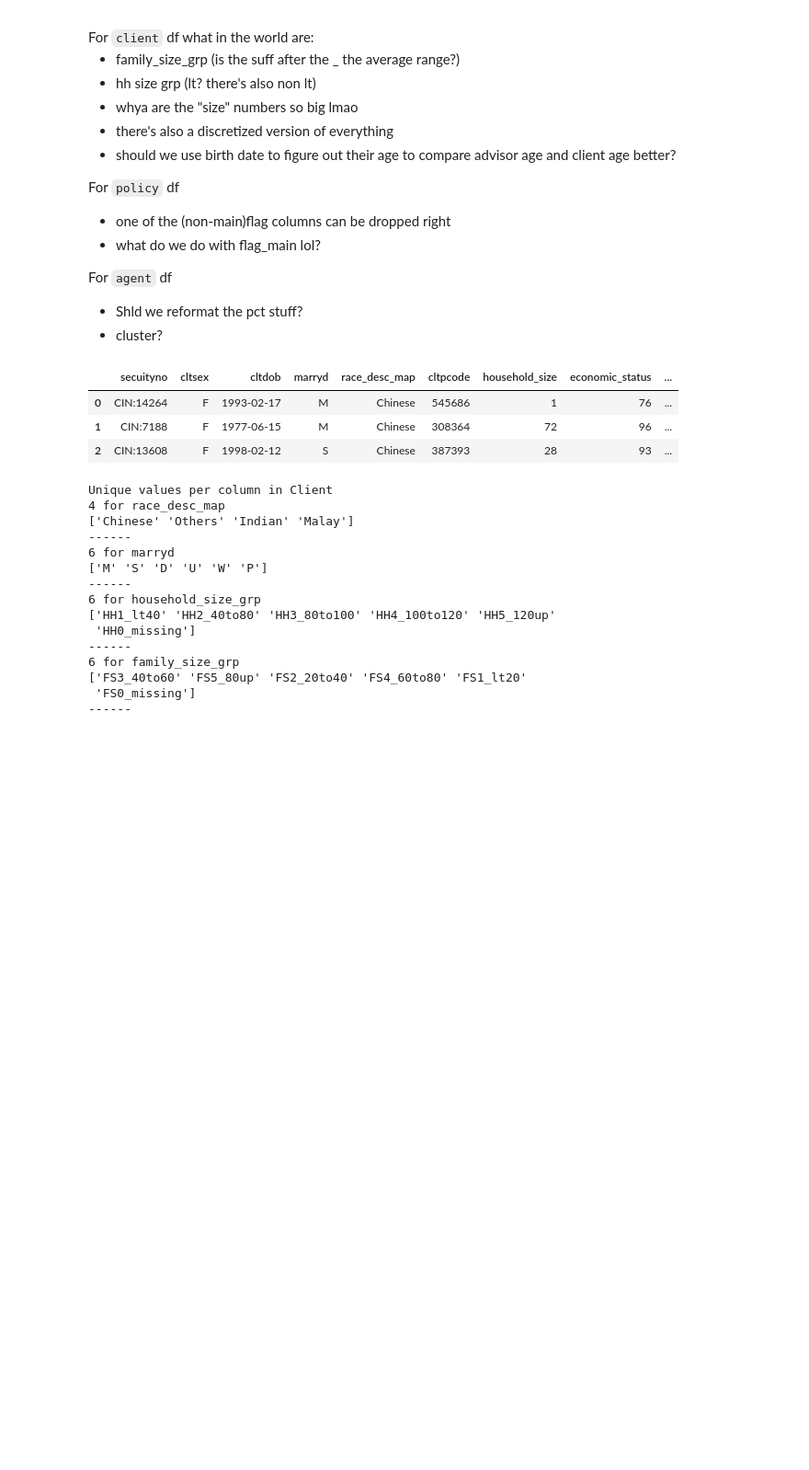
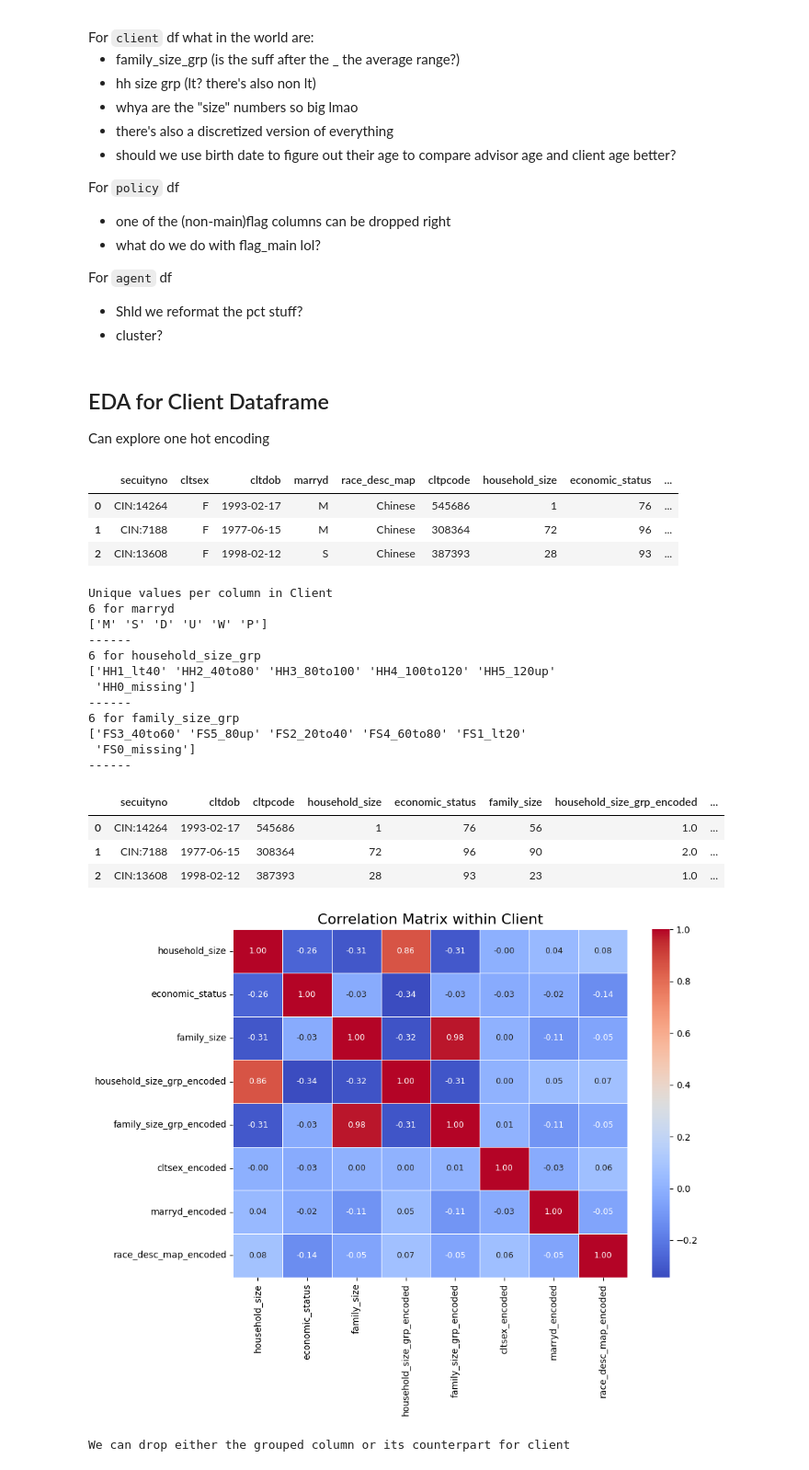
Before and after one commit to pragya77-beep/Datathon-2025, a Jupyter notebook: BigTree copy.ipynb, the cells around one changed output. Shown at 92% size. Drawn from its saved outputs; the diff is of its cells as text; code cells hidden in the pictures; blank space fills up the shorter version.

```diff
--- a/BigTree copy.ipynb
+++ b/BigTree copy.ipynb
@@ -167,6 +166,9 @@ For <code>agent</code> df
 #should pct cancel for agent should be reversed for customers with high cancel?
 #high expiry with high expiry?
 #correlation between age?
+# %% [markdown]
+<h2>EDA for Client Dataframe</h2>
+<p>Can explore one hot encoding</p>
 # %%
 dfs["client"].head(3)
 # %% [output]
@@ -178,15 +180,12 @@ dfs["client"].head(3)
 #Unique values per df
 #Client
 print("Unique values per column in Client")
-for col in ["race_desc_map","marryd","household_size_grp","family_size_grp"]:
+for col in ["marryd","household_size_grp","family_size_grp"]:
     print(len(dfs["client"][col].unique()), f"for {col}")
     print(dfs["client"][col].unique())
     print("-"*6)
 # %% [output]
 Unique values per column in Client
-4 for race_desc_map
-['Chinese' 'Others' 'Indian' 'Malay']
-------
 6 for marryd
 ['M' 'S' 'D' 'U' 'W' 'P']
 ------
@@ -198,3 +197,52 @@ Unique values per column in Client
 ['FS3_40to60' 'FS5_80up' 'FS2_20to40' 'FS4_60to80' 'FS1_lt20'
  'FS0_missing']
 ------
+# %%
+#Encode sex, marryd, race, HH_Size, Family_Size
+
+dfs["client_encoded"] = dfs["client"].copy()
+family_cat = [[ 'FS0_missing','FS1_lt20', 'FS2_20to40','FS3_40to60','FS4_60to80' ,'FS5_80up']]
+household_cat = [['HH0_missing','HH1_lt40', 'HH2_40to80', 'HH3_80to100', 'HH4_100to120', 'HH5_120up']]
+
+col = "household_size_grp"
+encoder = OrdinalEncoder(categories=household_cat)
+dfs["client_encoded"][f"{col}_encoded"] = encoder.fit_transform(dfs["client_encoded"][[col]])
+col = "family_size_grp"
+encoder = OrdinalEncoder(categories=family_cat)
+dfs["client_encoded"][f"{col}_encoded"] = encoder.fit_transform(dfs["client_encoded"][[col]])
+dfs["client_encoded"].drop(columns=["family_size_grp","household_size_grp"], inplace=True)
+
+
+for col in ["cltsex","marryd","race_desc_map"]:
+    encoder = LabelEncoder()
+    dfs["client_encoded"][f"{col}_encoded"] = encoder.fit_transform(dfs["client_encoded"][col])
+    dfs["client_encoded"].drop(columns=[col],inplace=True)
+# %%
+dfs["client_encoded"].head(3)
+# %% [output]
+|  | secuityno | cltdob | cltpcode | household_size | economic_status | family_size | household_size_grp_encoded | ... |
+| 0 | CIN:14264 | 1993-02-17 | 545686 | 1 | 76 | 56 | 1.0 | ... |
+| 1 | CIN:7188 | 1977-06-15 | 308364 | 72 | 96 | 90 | 2.0 | ... |
+| 2 | CIN:13608 | 1998-02-12 | 387393 | 28 | 93 | 23 | 1.0 | ... |
+# %%
+# dfs["client_encode_test"].iloc[:,6:].head()
+correlation_matrix = dfs["client_encoded"].iloc[:,3:].astype(float).corr()
+
+
+# Assuming `correlation_matrix` contains the correlation values
+plt.figure(figsize=(10, 8))  # Increase figure size
+sns.heatmap(
+    correlation_matrix,
+    annot=True,  # Annotate all cells
+    fmt=".2f",   # Format annotations to 2 decimal places
+    cmap="coolwarm",
+    linewidths=0.5,
+    annot_kws={"size": 9}  # Adjust annotation font size
+)
+plt.title("Correlation Matrix within Client", fontsize=16)  # Adjust title size
+plt.tight_layout()  # Avoid clipping
+plt.show()
+print("We can drop either the grouped column or its counterpart for client")
+# %% [output]
+[figure, added]
+We can drop either the grouped column or its counterpart for client
```
Also changed, not shown: parts of 38 cells of this notebook.
